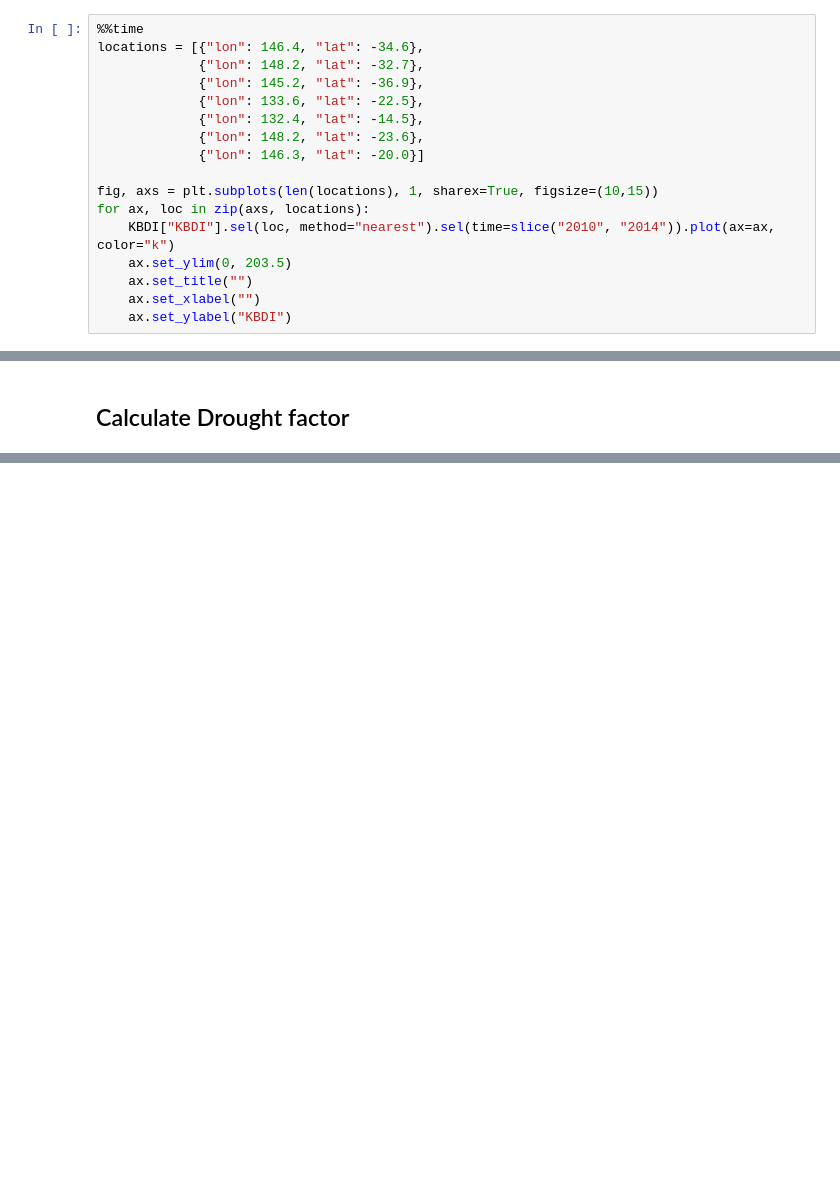
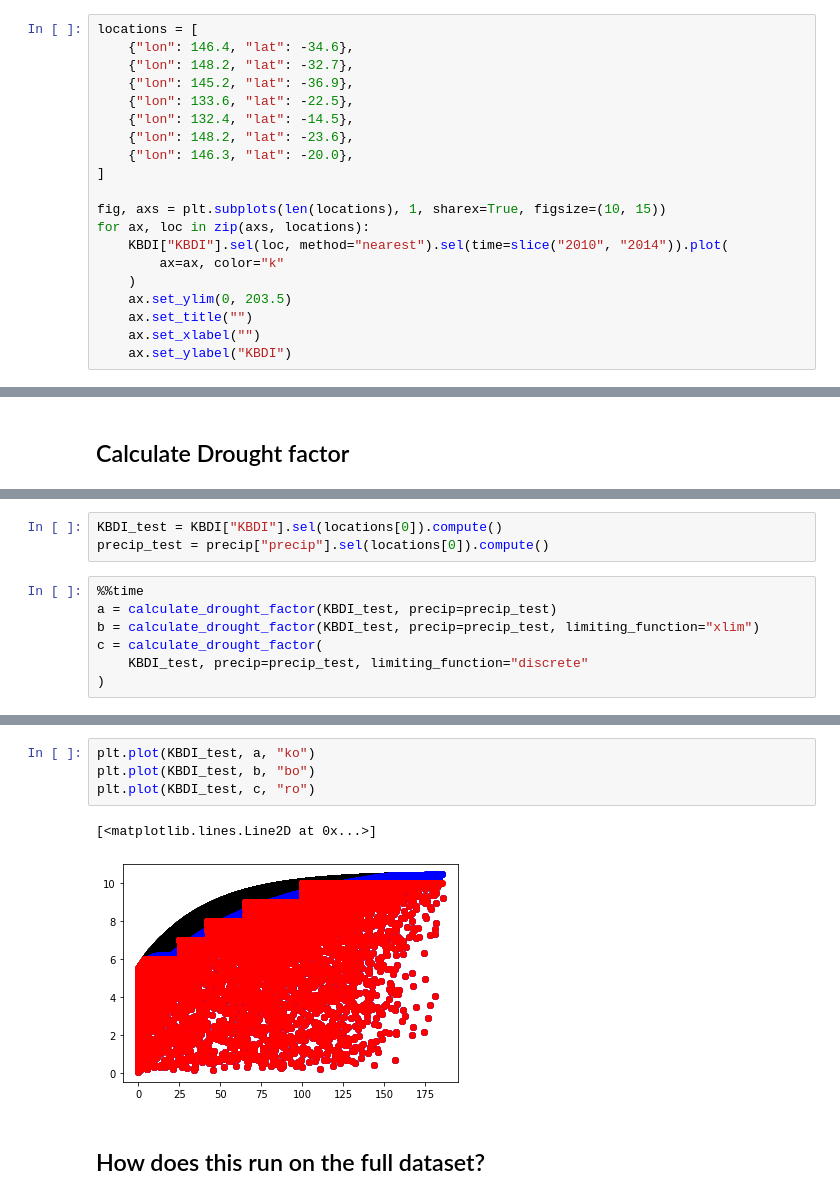
Before and after one commit to dougiesquire/CAFE-f6_documentation, a Jupyter notebook: notebooks/exploratory/calculate_KBDI.ipynb, the cells around one changed output, grey strips where cells are left out. Saved outputs shown, nothing was run; the diff lists cells and outputs as text; blank space fills up the shorter version.

```diff
--- a/notebooks/exploratory/calculate_KBDI.ipynb
+++ b/notebooks/exploratory/calculate_KBDI.ipynb
@@ -221,18 +239,21 @@ if prep_data:
 
 KBDI = xr.open_zarr("agcd_KBDI.zarr")
 # %%
-%%time
-locations = [{"lon": 146.4, "lat": -34.6},
-             {"lon": 148.2, "lat": -32.7},
-             {"lon": 145.2, "lat": -36.9},
-             {"lon": 133.6, "lat": -22.5},
-             {"lon": 132.4, "lat": -14.5},
-             {"lon": 148.2, "lat": -23.6},
-             {"lon": 146.3, "lat": -20.0}]
+locations = [
+    {"lon": 146.4, "lat": -34.6},
+    {"lon": 148.2, "lat": -32.7},
+    {"lon": 145.2, "lat": -36.9},
+    {"lon": 133.6, "lat": -22.5},
+    {"lon": 132.4, "lat": -14.5},
+    {"lon": 148.2, "lat": -23.6},
+    {"lon": 146.3, "lat": -20.0},
+]
 
-fig, axs = plt.subplots(len(locations), 1, sharex=True, figsize=(10,15))
+fig, axs = plt.subplots(len(locations), 1, sharex=True, figsize=(10, 15))
 for ax, loc in zip(axs, locations):
-    KBDI["KBDI"].sel(loc, method="nearest").sel(time=slice("2010", "2014")).plot(ax=ax, color="k")
+    KBDI["KBDI"].sel(loc, method="nearest").sel(time=slice("2010", "2014")).plot(
+        ax=ax, color="k"
+    )
     ax.set_ylim(0, 203.5)
     ax.set_title("")
     ax.set_xlabel("")
@@ -252,0 +543,10 @@ KBDI.rolling(time=20, min_periods=20).
+# %%
+KBDI_test = KBDI["KBDI"].sel(locations[0]).compute()
+precip_test = precip["precip"].sel(locations[0]).compute()
+# %%
+%%time
+a = calculate_drought_factor(KBDI_test, precip=precip_test)
+b = calculate_drought_factor(KBDI_test, precip=precip_test, limiting_function="xlim")
+c = calculate_drought_factor(
+    KBDI_test, precip=precip_test, limiting_function="discrete"
+)
@@ -252,0 +556,9 @@ KBDI.rolling(time=20, min_periods=20).
+# %%
+plt.plot(KBDI_test, a, "ko")
+plt.plot(KBDI_test, b, "bo")
+plt.plot(KBDI_test, c, "ro")
+# %% [output]
+[<matplotlib.lines.Line2D at 0x...>]
+[figure, added]
+# %% [markdown]
+## How does this run on the full dataset?
```
Also changed, not shown: parts of 23 cells of this notebook.
